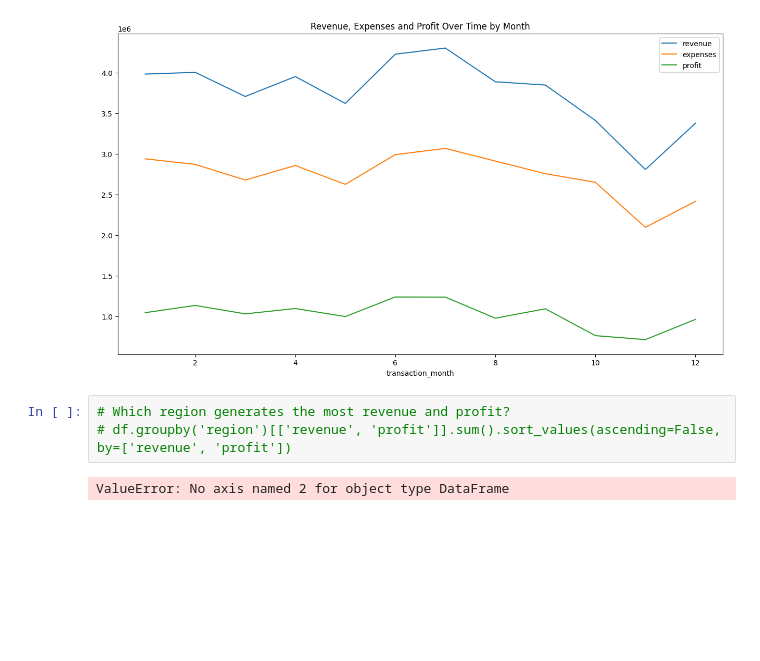
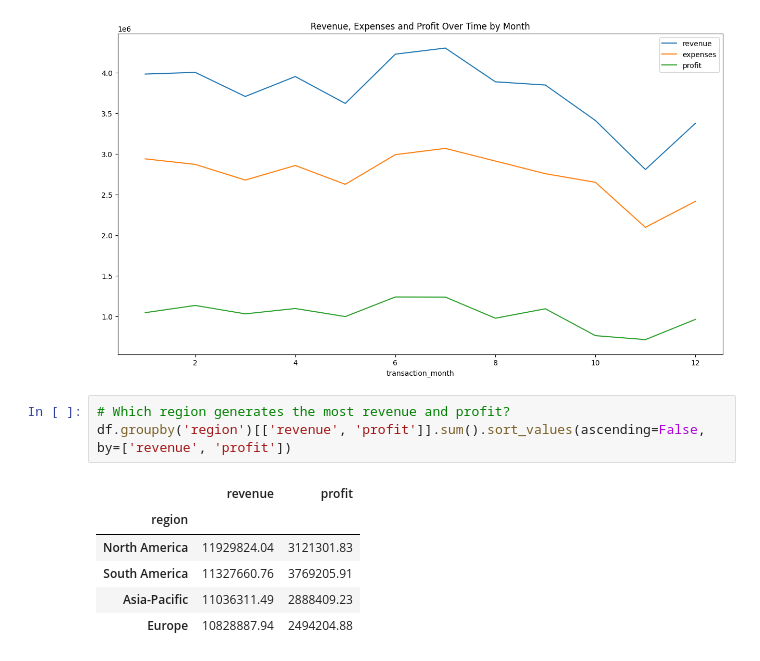
Before and after one commit to VincentGordon-Data-Analyst/financial-performance, a Jupyter notebook: analysis.ipynb, the cells around one changed output. Saved outputs shown, nothing was run; the diff lists cells and outputs as text; blank space fills up the shorter version.

```diff
--- a/analysis.ipynb
+++ b/analysis.ipynb
@@ -156,6 +161,11 @@ transaction_month
 [figure]
 # %%
 # Which region generates the most revenue and profit?
-# df.groupby('region')[['revenue', 'profit']].sum().sort_values(ascending=False, by=['revenue', 'profit'])
+df.groupby('region')[['revenue', 'profit']].sum().sort_values(ascending=False, by=['revenue', 'profit'])
 # %% [output]
-ValueError: No axis named 2 for object type DataFrame
+|  | revenue | profit |
+| region |  |  |
+| North America | 11929824.04 | 3121301.83 |
+| South America | 11327660.76 | 3769205.91 |
+| Asia-Pacific | 11036311.49 | 2888409.23 |
+| Europe | 10828887.94 | 2494204.88 |
```
Also changed, not shown: parts of 8 cells of this notebook.
